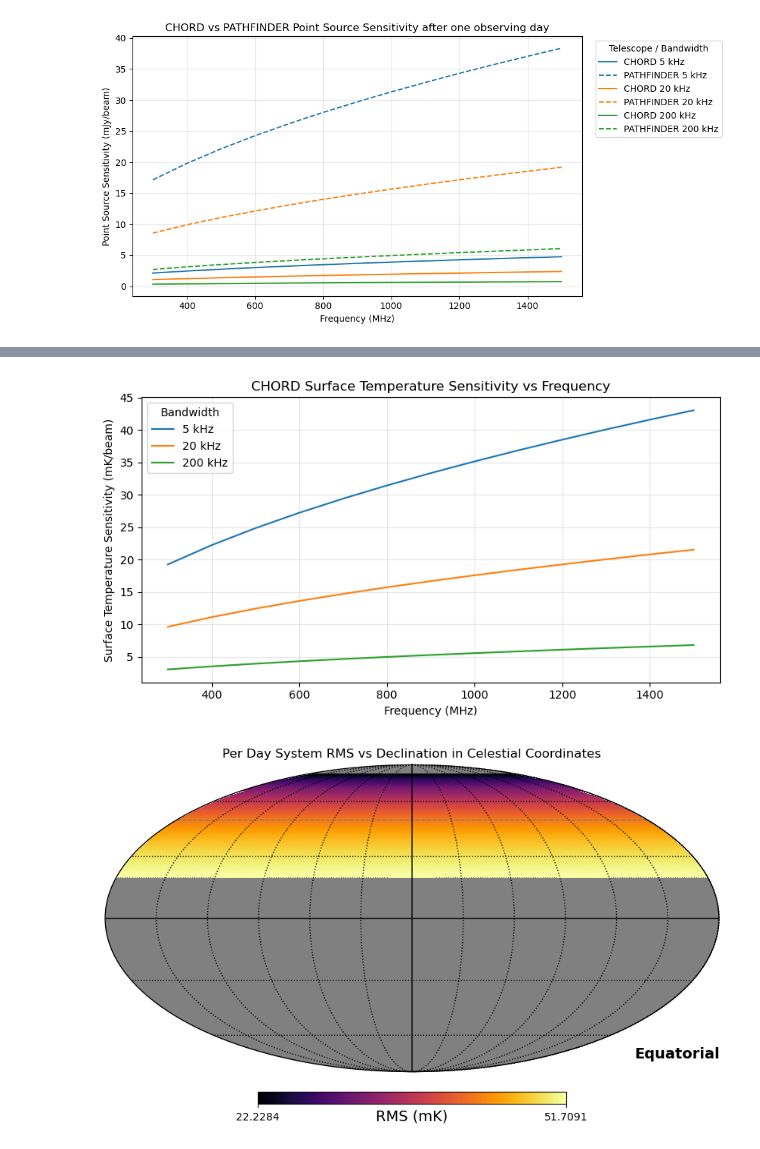
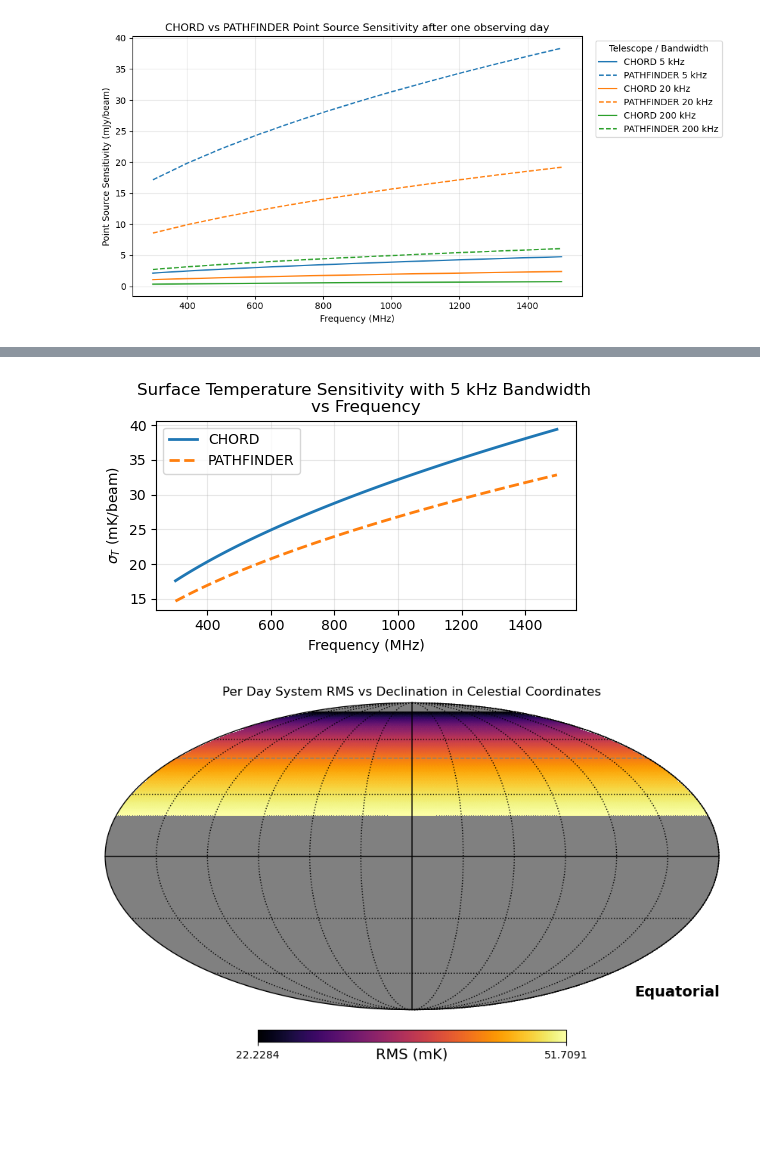
Before and after one commit to DuncanCSt/CHORD_Sensitivity, a Jupyter notebook: notebooks/noise_rms.ipynb, the cells around one changed output, grey strips where cells are left out. Cells and saved outputs as stored; diff of their text form; code cells hidden in the pictures; blank space fills up the shorter version.

```diff
--- a/notebooks/noise_rms.ipynb
+++ b/notebooks/noise_rms.ipynb
@@ -17,5 +17,5 @@ from CHORD_Sensitivity.constants import K_B, OMEGA
 chord = Telescope('CHORD')
 pathfinder = Telescope('PATHFINDER')
 
-output_dir = Path("noise_rms_plots")
+output_dir = Path("../thesis/plots/sensitivity/")
 output_dir.mkdir(parents=True, exist_ok=True)
@@ -154,36 +157,31 @@ plt.savefig(output_dir / "chord_primary_beam_attenuation.png", dpi=300, bbox_inc
 # %%
-freq_range = np.linspace(300, 1500, 13) # MHz
-bandwidth_range = np.array([5, 20, 200]) # kHz
+freq_range = np.linspace(300, 1500, 100).tolist()  # list to satisfy type checker
+bandwidth = 5 * 1e3  # Hz (5 kHz)
 
-chord_sensitivity = [
-    chord.surface_temperature(
-        freq=freq_range,
-        sigma_rms=chord.sigma_rms(freq=freq_range, delta_nu=bandwidth * 1e3),
-        delta_nu=bandwidth * 1e3
-    )
-    for bandwidth in bandwidth_range]
+chord_sigma = chord.sigma_rms(freq=freq_range, delta_nu=bandwidth)
+pathfinder_sigma = pathfinder.sigma_rms(freq=freq_range, delta_nu=bandwidth)
 
-sensitivity_df = pd.DataFrame(
-    np.array(chord_sensitivity).T * 1e3,  # Convert to mK/beam
-    index=freq_range,
-    columns=bandwidth_range.astype(str) + ' kHz'
-).rename_axis(index="Frequency", columns="Bandwidth")
-fig, ax = plt.subplots(figsize=(8, 4.5))
+chord_sens = np.array(
+    chord.surface_temperature(freq=freq_range, sigma_rms=chord_sigma, delta_nu=bandwidth)
+) * 1e3  # mK/beam
+pathfinder_sens = np.array(
+    pathfinder.surface_temperature(freq=freq_range, sigma_rms=pathfinder_sigma, delta_nu=bandwidth)
+) * 1e3  # mK/beam
 
-for bw in sensitivity_df.columns:
-    ax.plot(sensitivity_df.index, sensitivity_df[bw], label=bw)
+fig, ax = plt.subplots(figsize=(5, 3))
+ax.plot(freq_range, chord_sens, label="CHORD", linewidth=2)
+ax.plot(freq_range, pathfinder_sens, label="PATHFINDER", linewidth=2, linestyle="--")
 
 ax.set_xlabel("Frequency (MHz)")
-ax.set_ylabel("Surface Temperature Sensitivity (mK/beam)")
-ax.set_title("CHORD Surface Temperature Sensitivity vs Frequency")
+ax.set_ylabel(r"$\sigma_T$ (mK/beam)")
+ax.set_title("Surface Temperature Sensitivity with 5 kHz Bandwidth \nvs Frequency")
 ax.grid(True, alpha=0.3)
-ax.legend(title="Bandwidth")
+ax.legend()
 
 plt.tight_layout()
-
-fig.savefig(output_dir / "chord_surface_temperature_sensitivity.png", dpi=300, bbox_inches="tight")
+fig.savefig(output_dir / "chord_pathfinder_surface_temperature_5kHz.png", dpi=300, bbox_inches="tight")
 # %% [output]
-[figure, old version]
+[figure, new version]
 # %%
 # Define the latitude (declination for zenith pointing)
 CHORD_angles = np.linspace(20, 80, 100)  # degrees North
```
Also changed, not shown: parts of 4 cells of this notebook, 19 other files.
